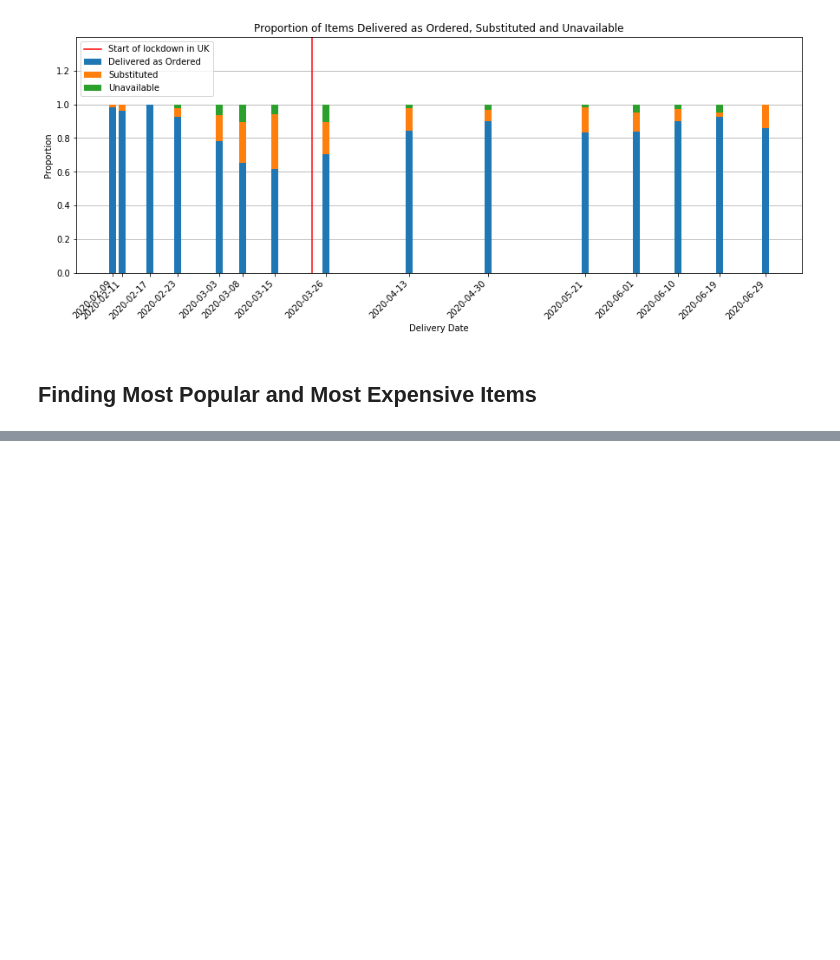
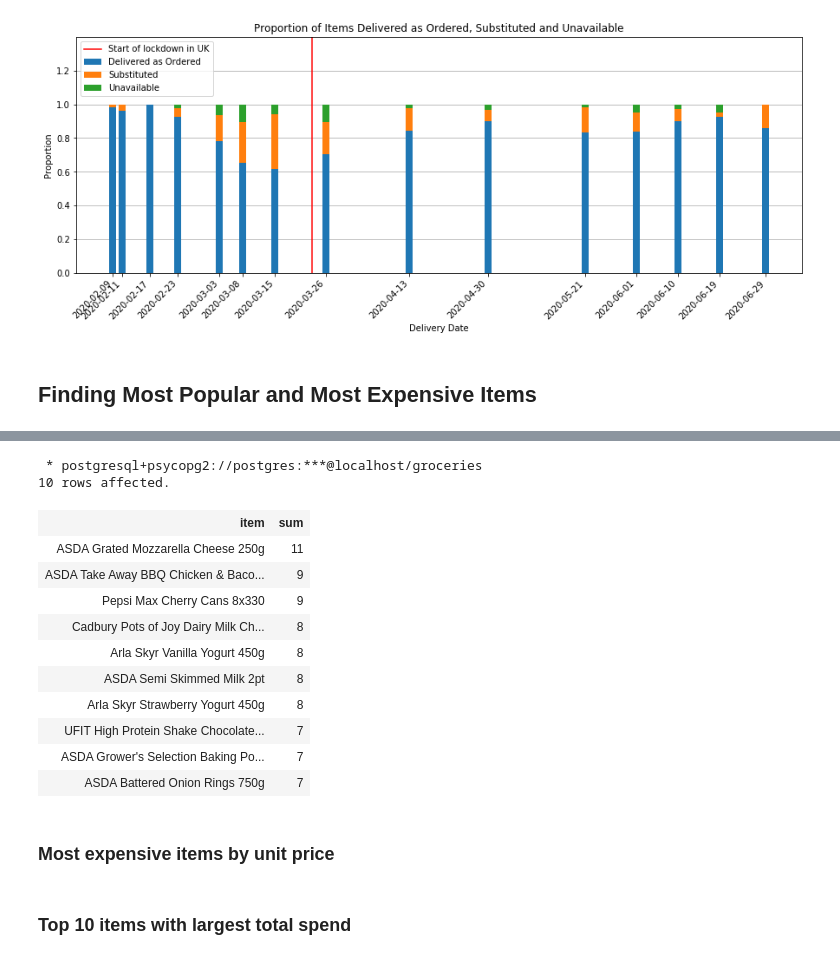
Before and after one commit to Richard-D-Todd/Groceries-Analysis, a Jupyter notebook: Analysis of Groceries Data.ipynb, the cells around one changed output, grey strips where cells are left out. Drawn from its saved outputs; the diff is of its cells as text; code cells hidden in the pictures; blank space fills up the shorter version.

```diff
--- a/Analysis of Groceries Data.ipynb
+++ b/Analysis of Groceries Data.ipynb
@@ -427,6 +436,29 @@ df_total_quant
+# %%
+top_ten_items_quant = %sql select item, sum(quantity) from delivered_items\
+                          group by item\
+                          order by sum(quantity) desc limit 10
+top_ten_items_quant
+# %% [output]
+ * postgresql+psycopg2://postgres:***@localhost/groceries
+10 rows affected.
+| item | sum |
+| ASDA Grated Mozzarella Cheese 250g | 11 |
+| ASDA Take Away BBQ Chicken & Baco... | 9 |
+| Pepsi Max Cherry Cans 8x330 | 9 |
+| Cadbury Pots of Joy Dairy Milk Ch... | 8 |
+| Arla Skyr Vanilla Yogurt 450g | 8 |
+| ASDA Semi Skimmed Milk 2pt | 8 |
+| Arla Skyr Strawberry Yogurt 450g | 8 |
+| UFIT High Protein Shake Chocolate... | 7 |
+| ASDA Grower's Selection Baking Po... | 7 |
+| ASDA Battered Onion Rings 750g | 7 |
+# %% [markdown]
+### Most expensive items by unit price
 # %%
 %%sql
 select distinct item, unit_price
 from delivered_items
 order by unit_price desc
 limit 15
+# %% [markdown]
+### Top 10 items with largest total spend
```
Also changed, not shown: parts of 11 cells of this notebook.
